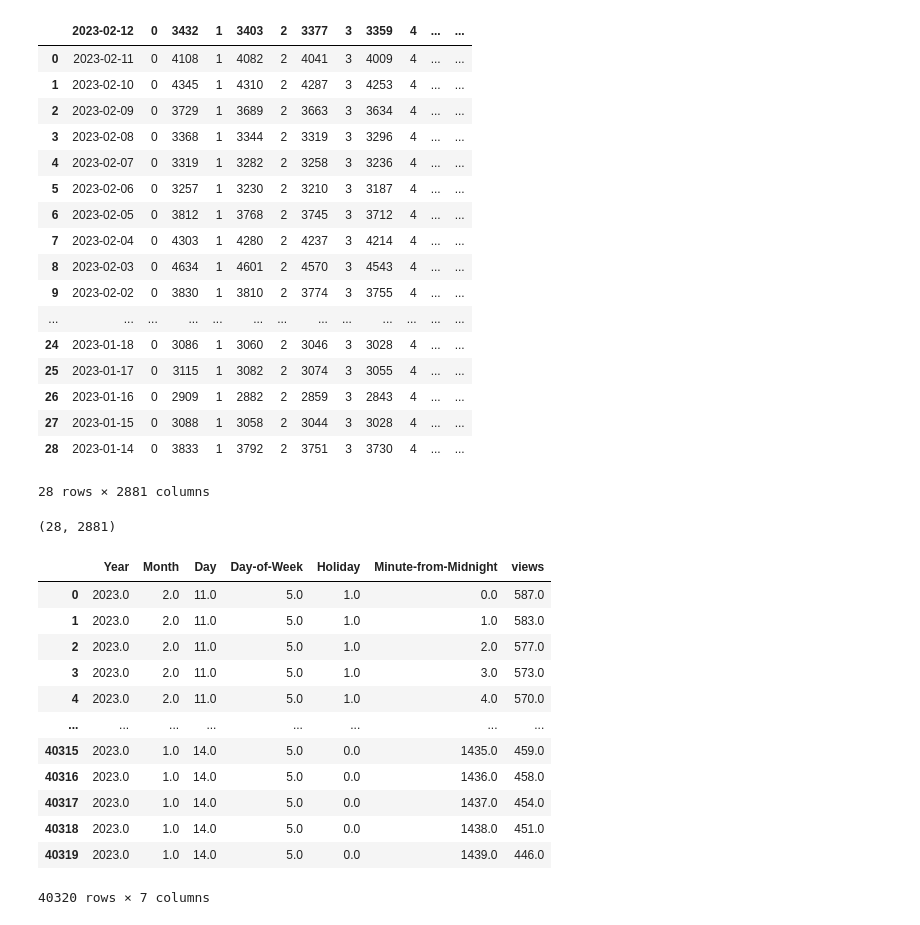
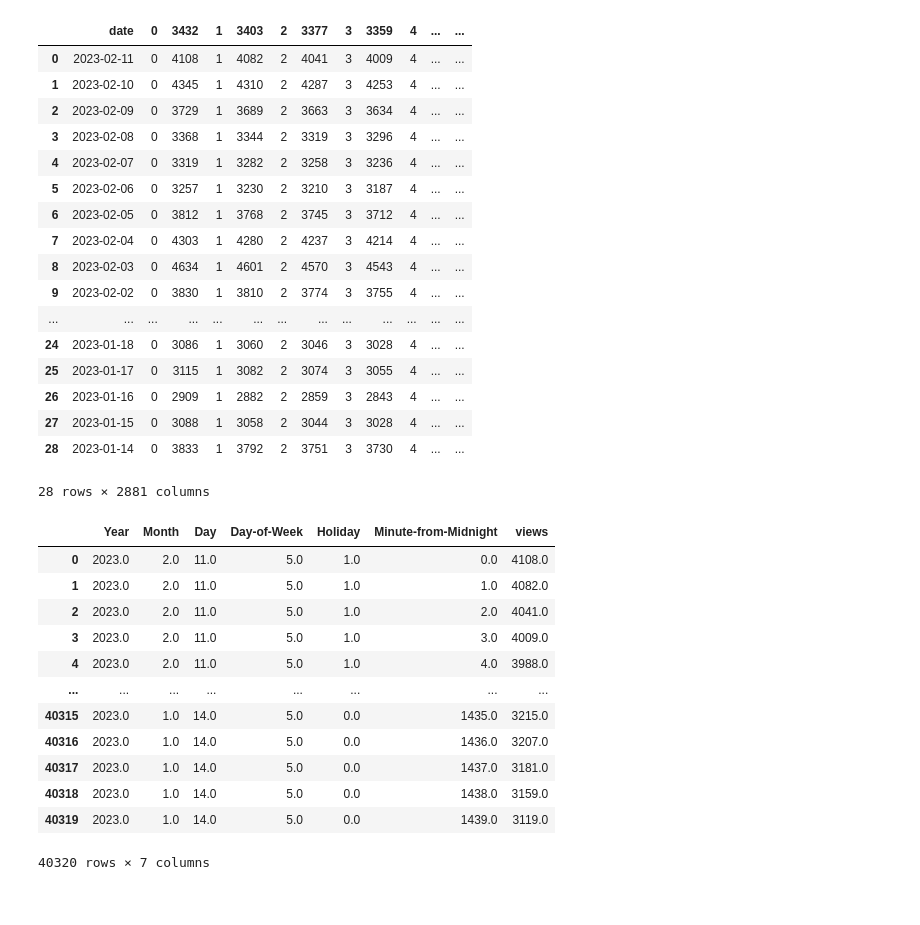
Before and after one commit to so-gheisari/siteviewers-predictor, a Jupyter notebook: pre-process.ipynb, the cells around one changed output. Saved outputs shown, nothing was run; the diff lists cells and outputs as text; code cells hidden in the pictures.

```diff
--- a/pre-process.ipynb
+++ b/pre-process.ipynb
@@ -5,10 +4,12 @@ import datetime
 import re
 # %%
+#read data from the source csv data file
 view_number = pd.read_csv('site_view.csv')
 view_number.dropna(axis=0, inplace=True)
+view_number.rename(columns={'2023-02-12':'date'}, inplace= True)
 view_number
 # %% [output]
-|  | 2023-02-12 | 0 | 3432 | 1 | 3403 | 2 | 3377 | 3 | 3359 | 4 | ... | ... |
+|  | date | 0 | 3432 | 1 | 3403 | 2 | 3377 | 3 | 3359 | 4 | ... | ... |
 | 0 | 2023-02-11 | 0 | 4108 | 1 | 4082 | 2 | 4041 | 3 | 4009 | 4 | ... | ... |
 | 1 | 2023-02-10 | 0 | 4345 | 1 | 4310 | 2 | 4287 | 3 | 4253 | 4 | ... | ... |
 | 2 | 2023-02-09 | 0 | 3729 | 1 | 3689 | 2 | 3663 | 3 | 3634 | 4 | ... | ... |
@@ -26,10 +27,4 @@ view_number
 | 27 | 2023-01-15 | 0 | 3088 | 1 | 3058 | 2 | 3044 | 3 | 3028 | 4 | ... | ... |
 | 28 | 2023-01-14 | 0 | 3833 | 1 | 3792 | 2 | 3751 | 3 | 3730 | 4 | ... | ... |
 28 rows × 2881 columns
-# %%
-new_df = view_number
-new_df.rename(columns={'2023-02-12':'date'}, inplace= True)
-new_df.shape
-# %% [output]
-(28, 2881)
 # %%
@@ -66,42 +57,43 @@ holidays = [[2021, 9, 27, -1], [2021, 10, 5, -1], [2021, 10, 7, -1], [2021, 10,
+# %%
+# save the number of views in a list named views_num
+views_num = []
+for i in range (0,28):
+    f_row = view_number.iloc[i,1:]
+    count = 0
+    for j in f_row:
+        if count % 2 != 0:
+            views_num.append(j)
+        count += 1
 # %%
-x = 0
-y = 1440
-for j in range (0, 28):
-    date_matrix_row = date_matrix[j]
-    for i in range (x, y):
-        for j in range (0, 4):
-            my_df[i][j] = date_matrix_row[j]
-        my_df[x:y,5] = minu
-    x = x + 1440
-    y = y + 1440
+#sign weekends (Friday) and holidays
 for i in range (0 , 40320):
     if my_df[i][3] == 4:
         my_df[i][4] = 1
     else:
         my_df[i][4] = 0
-
+holidays = [[2023, 2, 4, 1], [2023, 2, 11, 1]]
 for i in range (0 , 40320):
-    for j in range (0, 35):
+    for j in range (0, 2):
         if my_df[i][0] == holidays[j][0] and my_df[i][1] == holidays[j][1] and my_df[i][2] == holidays[j][2]:
             my_df[i][4] = holidays[j][3]
 # %%
+#save all processed data in dataframe and in a csv file, named Input.csv
 view_df = pd.DataFrame(my_df)
 view_df=view_df.rename(columns={0:'Year', 1:'Month', 2:'Day', 3:'Day-of-Week', 4:'Holiday', 5:'Minute-from-Midnight'})
 view_df['views'] = views_num
-view_df.views = round(view_df.views/7)
 view_df.to_csv('Input.csv')
 view_df
 # %% [output]
 |  | Year | Month | Day | Day-of-Week | Holiday | Minute-from-Midnight | views |
-| 0 | 2023.0 | 2.0 | 11.0 | 5.0 | 1.0 | 0.0 | 587.0 |
-| 1 | 2023.0 | 2.0 | 11.0 | 5.0 | 1.0 | 1.0 | 583.0 |
-| 2 | 2023.0 | 2.0 | 11.0 | 5.0 | 1.0 | 2.0 | 577.0 |
-| 3 | 2023.0 | 2.0 | 11.0 | 5.0 | 1.0 | 3.0 | 573.0 |
-| 4 | 2023.0 | 2.0 | 11.0 | 5.0 | 1.0 | 4.0 | 570.0 |
+| 0 | 2023.0 | 2.0 | 11.0 | 5.0 | 1.0 | 0.0 | 4108.0 |
+| 1 | 2023.0 | 2.0 | 11.0 | 5.0 | 1.0 | 1.0 | 4082.0 |
+| 2 | 2023.0 | 2.0 | 11.0 | 5.0 | 1.0 | 2.0 | 4041.0 |
+| 3 | 2023.0 | 2.0 | 11.0 | 5.0 | 1.0 | 3.0 | 4009.0 |
+| 4 | 2023.0 | 2.0 | 11.0 | 5.0 | 1.0 | 4.0 | 3988.0 |
 | ... | ... | ... | ... | ... | ... | ... | ... |
-| 40315 | 2023.0 | 1.0 | 14.0 | 5.0 | 0.0 | 1435.0 | 459.0 |
-| 40316 | 2023.0 | 1.0 | 14.0 | 5.0 | 0.0 | 1436.0 | 458.0 |
-| 40317 | 2023.0 | 1.0 | 14.0 | 5.0 | 0.0 | 1437.0 | 454.0 |
-| 40318 | 2023.0 | 1.0 | 14.0 | 5.0 | 0.0 | 1438.0 | 451.0 |
-| 40319 | 2023.0 | 1.0 | 14.0 | 5.0 | 0.0 | 1439.0 | 446.0 |
+| 40315 | 2023.0 | 1.0 | 14.0 | 5.0 | 0.0 | 1435.0 | 3215.0 |
+| 40316 | 2023.0 | 1.0 | 14.0 | 5.0 | 0.0 | 1436.0 | 3207.0 |
+| 40317 | 2023.0 | 1.0 | 14.0 | 5.0 | 0.0 | 1437.0 | 3181.0 |
+| 40318 | 2023.0 | 1.0 | 14.0 | 5.0 | 0.0 | 1438.0 | 3159.0 |
+| 40319 | 2023.0 | 1.0 | 14.0 | 5.0 | 0.0 | 1439.0 | 3119.0 |
 40320 rows × 7 columns
```
Also changed, not shown: parts of 2 cells of this notebook, 1 other file.
